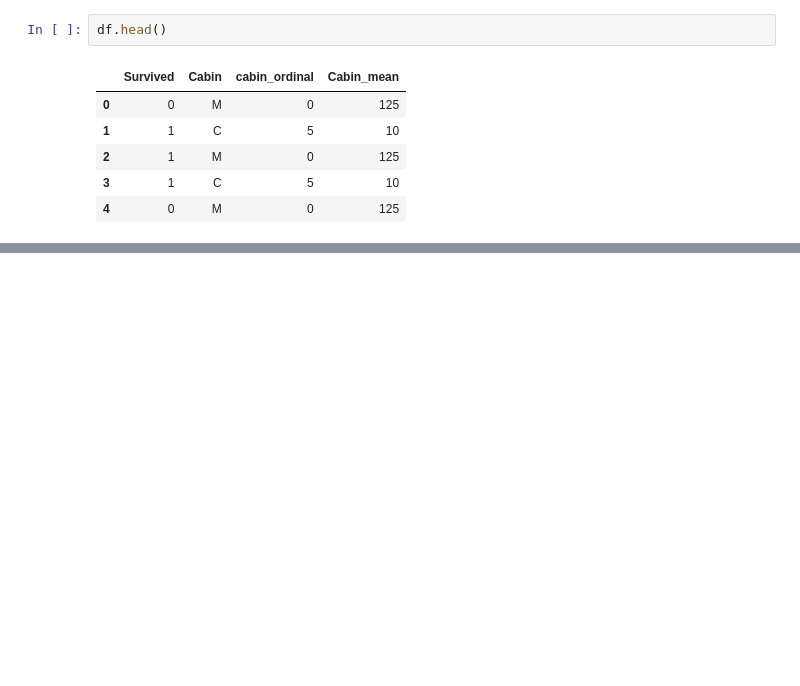
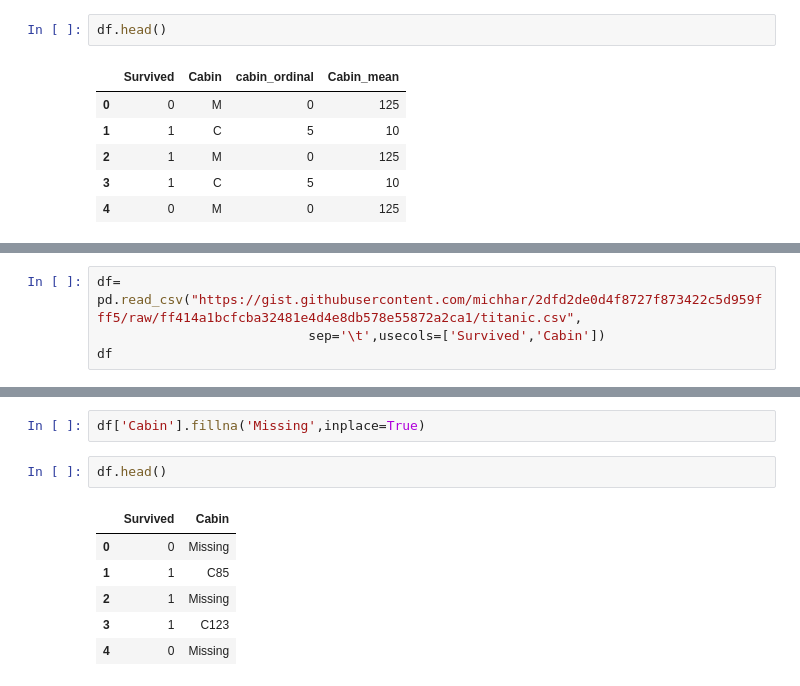
Before and after one commit to KrishnaDesai16/ML-DL, a Jupyter notebook: FeatureSelection/HandleCategoricalFeatures.ipynb, the cells around one changed output, grey strips where cells are left out. Cells and saved outputs as stored; diff of their text form; blank space fills up the shorter version.

```diff
--- a/FeatureSelection/HandleCategoricalFeatures.ipynb
+++ b/FeatureSelection/HandleCategoricalFeatures.ipynb
@@ -353,0 +364,4 @@ df.head()
+# %%
+df= pd.read_csv("https://gist.githubusercontent.com/michhar/2dfd2de0d4f8727f873422c5d959fff5/raw/ff414a1bcfcba32481e4d4e8db578e55872a2ca1/titanic.csv",
+                           sep='\t',usecols=['Survived','Cabin'])
+df
@@ -353,0 +382,11 @@ df.head()
+# %%
+df['Cabin'].fillna('Missing',inplace=True)
+# %%
+df.head()
+# %% [output]
+|  | Survived | Cabin |
+| 0 | 0 | Missing |
+| 1 | 1 | C85 |
+| 2 | 1 | Missing |
+| 3 | 1 | C123 |
+| 4 | 0 | Missing |
```
Also changed, not shown: parts of 9 cells of this notebook.
